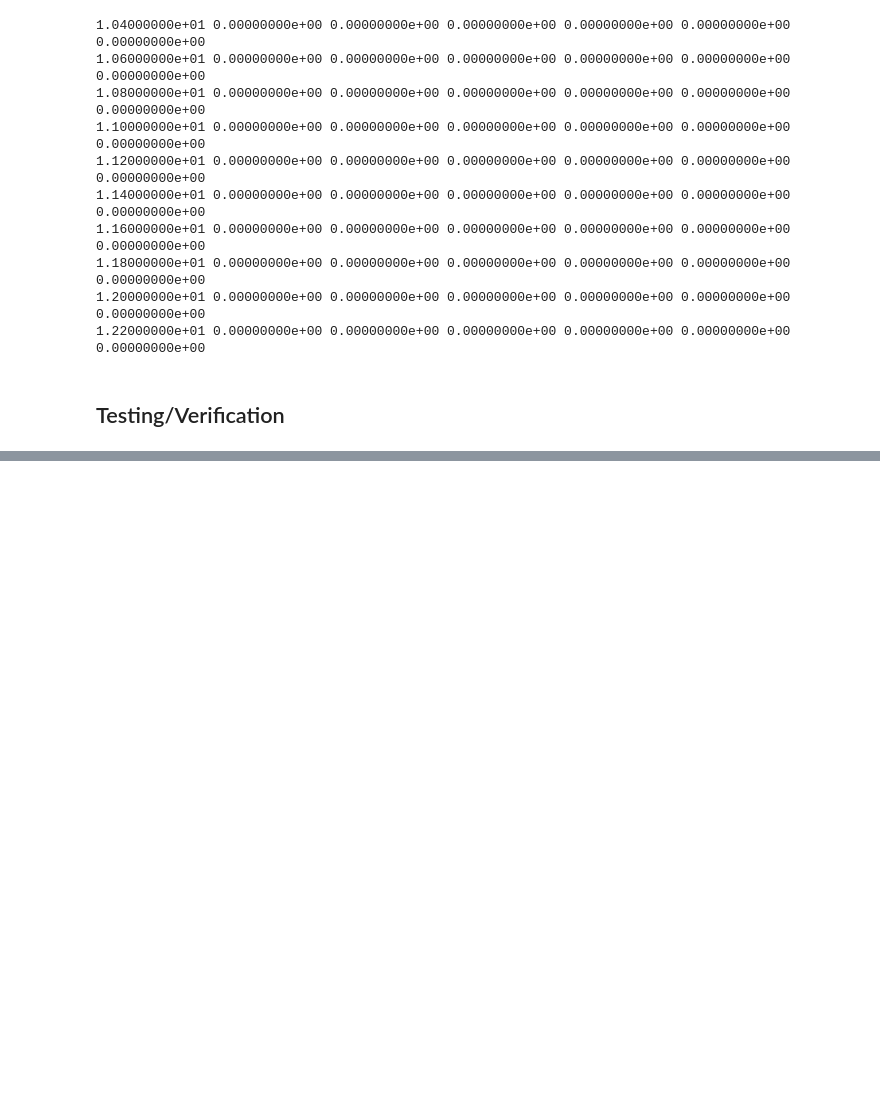
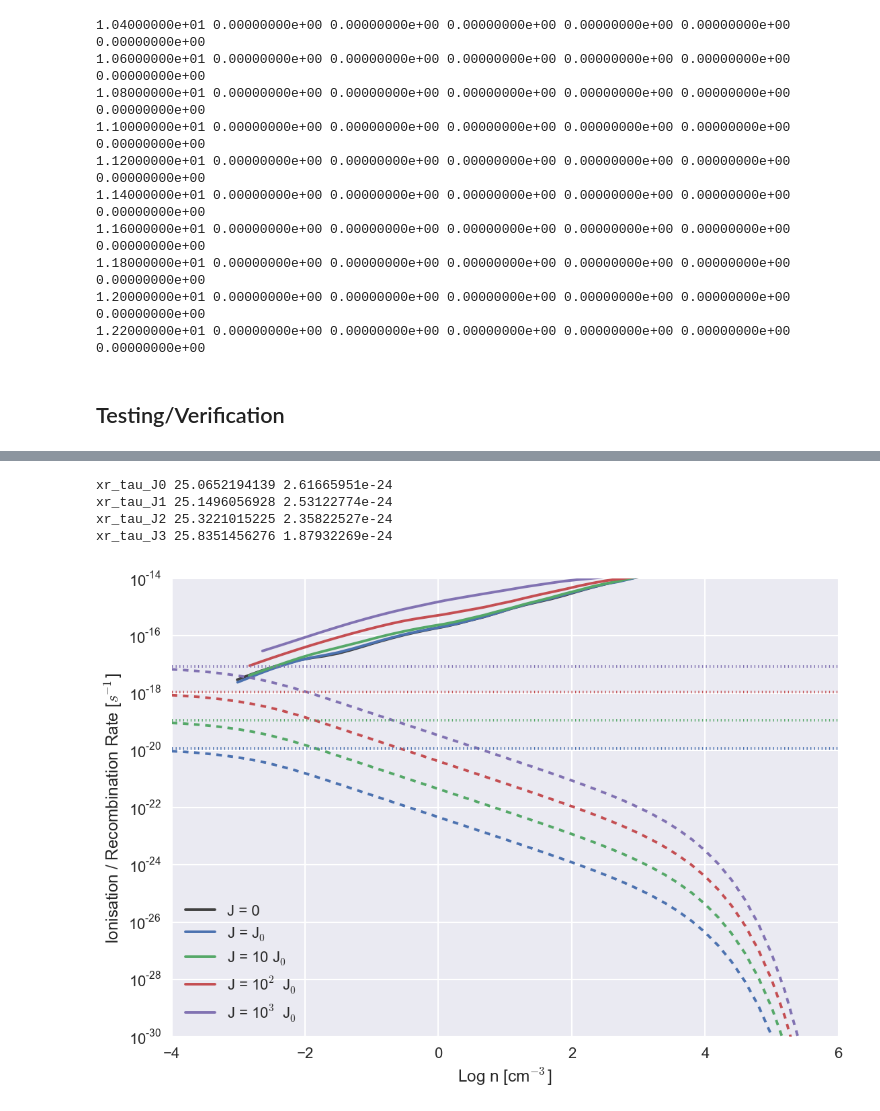
Before and after one commit to hummel/xray_notebooks, a Jupyter notebook: X-Ray Heating and Ionization Table.ipynb, the cells around one changed output, grey strips where cells are left out. Drawn from its saved outputs; the diff is of its cells as text; code cells hidden in the pictures; blank space fills up the shorter version.

Commit message:
Added recombination rate comparison to heating/ionization rate notebook.

```diff
--- a/X-Ray Heating and Ionization Table.ipynb
+++ b/X-Ray Heating and Ionization Table.ipynb
@@ -370,0 +386,3 @@ plt.savefig('figures/khrates/htest.png', bbox_inches='tight')
+# %%
+jxr = pd.read_csv('jxr.dat', delim_whitespace=True, names=['z', 'J0'])
+jxr.sort('z', inplace=True)
@@ -370,0 +407,45 @@ plt.savefig('figures/khrates/htest.png', bbox_inches='tight')
+# %%
+store = pd.HDFStore(os.getenv("HOME")+'/data/simdata/xrays/binned_averages.hdf5')
+average = {}
+for sim in simname.keys():
+    df = store[sim]
+    df['k_rec'] = df.ndensity * df.efrac * 4e-11 * df.temp**-.5
+    average[sim] = df
+store.close()
+# %%
+hydrogen = kh_rates[['kH', 'hH']].reset_index()
+hydrogen.columns = ['log_n', 'ion_tau', 'heat']
+hydrogen['ion_free'] = k_rates(n, 'H', tau=False)
+# %%
+for sim in simlist[1:]:
+    snap = snaps[sim]
+    z, J0 = jxr.iloc[find_closest(jxr.z.values, snap.header.Redshift)]
+    print sim, snap.header.Redshift, J0
+    hydrogen[sim] = J0*bkg[sim] * hydrogen.ion_tau
+# %% [output]
+xr_tau_J0 25.0652194139 2.61665951e-24
+xr_tau_J1 25.1496056928 2.53122774e-24
+xr_tau_J2 25.3221015225 2.35822527e-24
+xr_tau_J3 25.8351456276 1.87932269e-24
+# %%
+with sns.color_palette(n_colors=4):
+    f,ax = plt.subplots()
+df = average['vanilla']
+ax.semilogy(df.logn, df.k_rec, color='.25', label=simname['vanilla'])
+for sim in simlist[1:]:
+    df = average[sim]
+    ax.plot(df.logn, df.k_rec, label=simname[sim])
+for sim in simlist[1:]:
+    ax.semilogy(hydrogen.log_n, hydrogen[sim], ls='--')
+for sim in simlist[1:]:
+    ax.semilogy(hydrogen.log_n, hydrogen[sim]/hydrogen.ion_tau*hydrogen.ion_free, ls=':')
+
+
+ax.legend(loc=0)
+ax.set_xlim(-4, 6)
+ax.set_ylim(1e-30, 1e-14)
+ax.set_xlabel('Log n [cm$^{-3}$]')
+ax.set_ylabel('Ionisation / Recombination Rate [$s^{-1}$]')
+f.savefig('figures/phase_diagrams/k_ion-k_rec.png', bbox_inches='tight')
+# %% [output]
+[figure, added]
```
Also changed, not shown: parts of 10 cells of this notebook.
